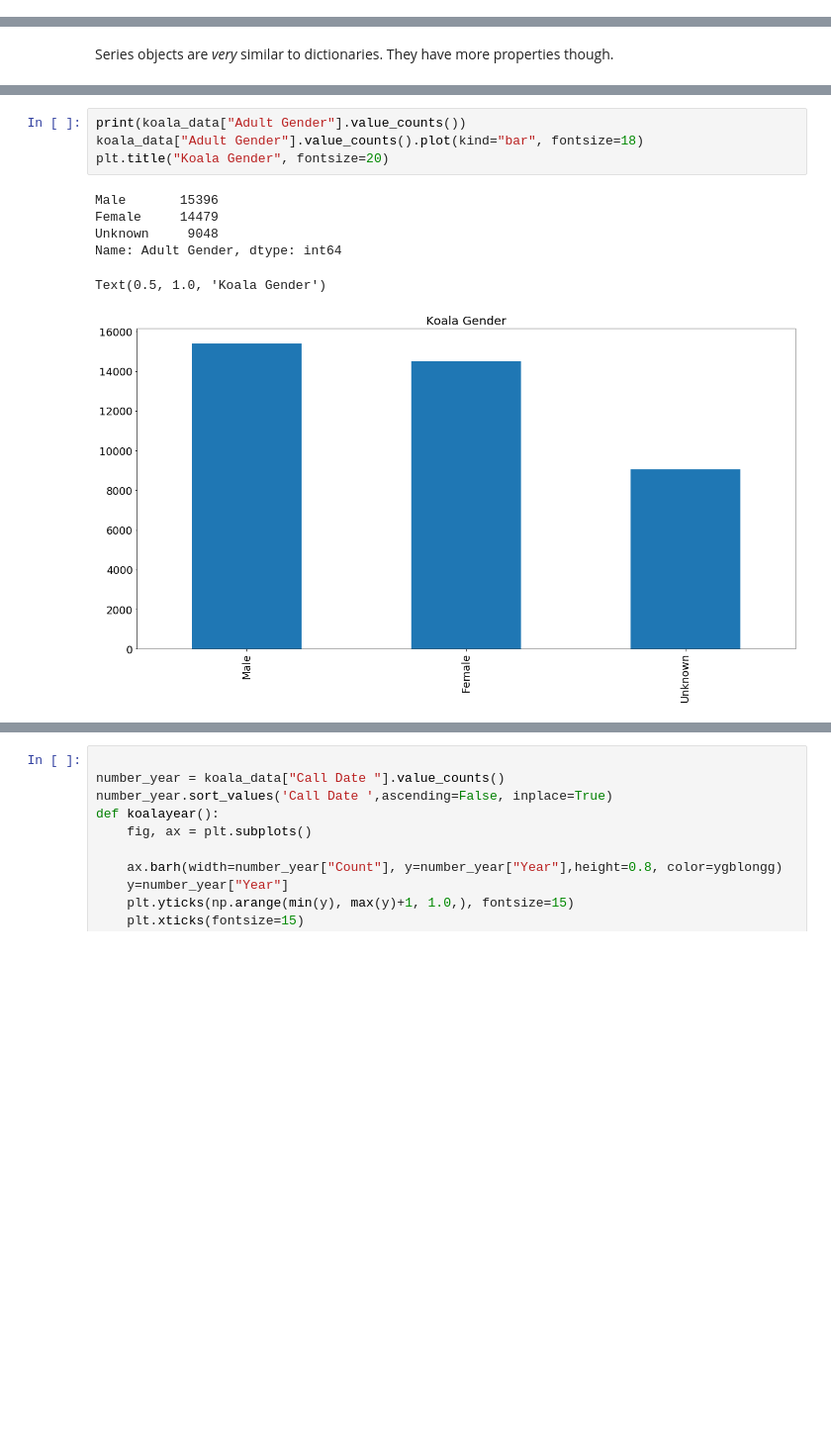
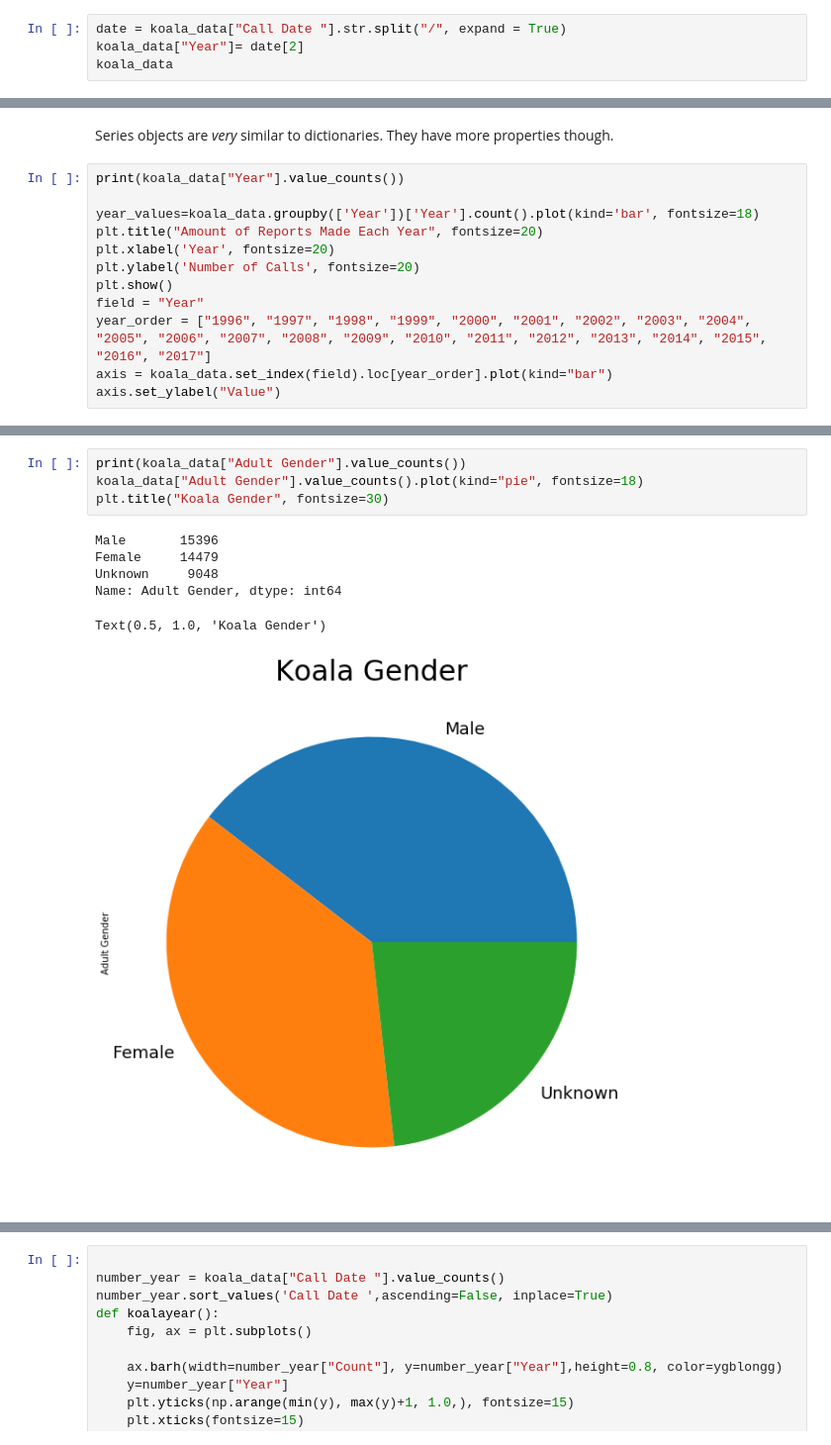
Before and after one commit to joelnorman99/Open-Data-Project, a Jupyter notebook: basic_pandas.ipynb, the cells around one changed output, grey strips where cells are left out. Shown at 99% size. Cells and saved outputs as stored; diff of their text form; blank space fills up the shorter version.

Commit message:
Data project committ

```diff
--- a/basic_pandas.ipynb
+++ b/basic_pandas.ipynb
@@ -47,3 +47,7 @@ koala_data.head()
 `dataframe.head()` gives the top 5 rows, if it was `dataframe.head(3)` it would give the top 3 rows.
 # %% [markdown]
 We can also get the list of columns out of the data frame
+# %%
+date = koala_data["Call Date "].str.split("/", expand = True)
+koala_data["Year"]= date[2]
+koala_data
@@ -91,3 +109,15 @@ Release LNG                                 NaN
 Name: 1, dtype: object
 # %% [markdown]
 Series objects are _very_ similar to dictionaries. They have more properties though.
+# %%
+print(koala_data["Year"].value_counts())
+
+year_values=koala_data.groupby(['Year'])['Year'].count().plot(kind='bar', fontsize=18)
+plt.title("Amount of Reports Made Each Year", fontsize=20)
+plt.xlabel('Year', fontsize=20)
+plt.ylabel('Number of Calls', fontsize=20)
+plt.show()
+field = "Year"
+year_order = ["1996", "1997", "1998", "1999", "2000", "2001", "2002", "2003", "2004", "2005", "2006", "2007", "2008", "2009", "2010", "2011", "2012", "2013", "2014", "2015", "2016", "2017"]
+axis = koala_data.set_index(field).loc[year_order].plot(kind="bar")
+axis.set_ylabel("Value")
@@ -94,12 +144,12 @@ Series objects are _very_ similar to dictionaries. They have more properties tho
 # %%
 print(koala_data["Adult Gender"].value_counts())
-koala_data["Adult Gender"].value_counts().plot(kind="bar", fontsize=18)
-plt.title("Koala Gender", fontsize=20)
+koala_data["Adult Gender"].value_counts().plot(kind="pie", fontsize=18)
+plt.title("Koala Gender", fontsize=30)
 # %% [output]
 Male       15396
 Female     14479
 Unknown     9048
 Name: Adult Gender, dtype: int64
 Text(0.5, 1.0, 'Koala Gender')
-[figure, old version]
+[figure, new version]
 # %%
```
Also changed, not shown: parts of 11 cells of this notebook.
